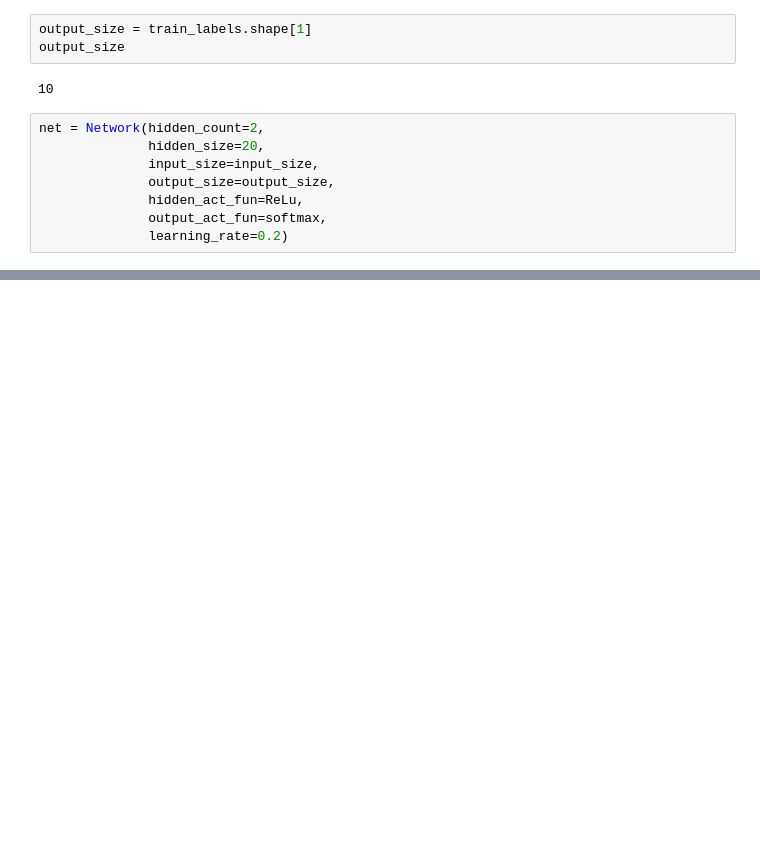
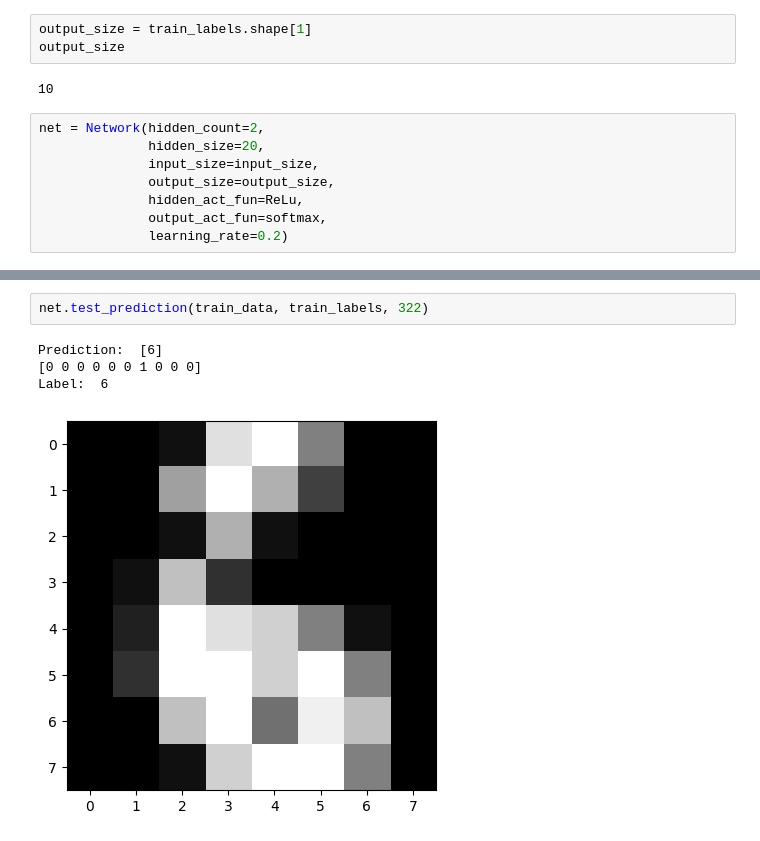
Before and after one commit to kbugala4/WSI_neutral_network, a Jupyter notebook: report/report_notebook.ipynb, the cells around one changed output, grey strips where cells are left out. Saved outputs shown, nothing was run; the diff lists cells and outputs as text; blank space fills up the shorter version.

```diff
--- a/report/report_notebook.ipynb
+++ b/report/report_notebook.ipynb
@@ -106,0 +107,7 @@ test loss: 0.0583
+# %%
+net.test_prediction(train_data, train_labels, 322)
+# %% [output]
+Prediction:  [6]
+[0 0 0 0 0 0 1 0 0 0]
+Label:  6
+[figure, added]
```
Also changed, not shown: parts of 4 cells of this notebook, 1 other file.
